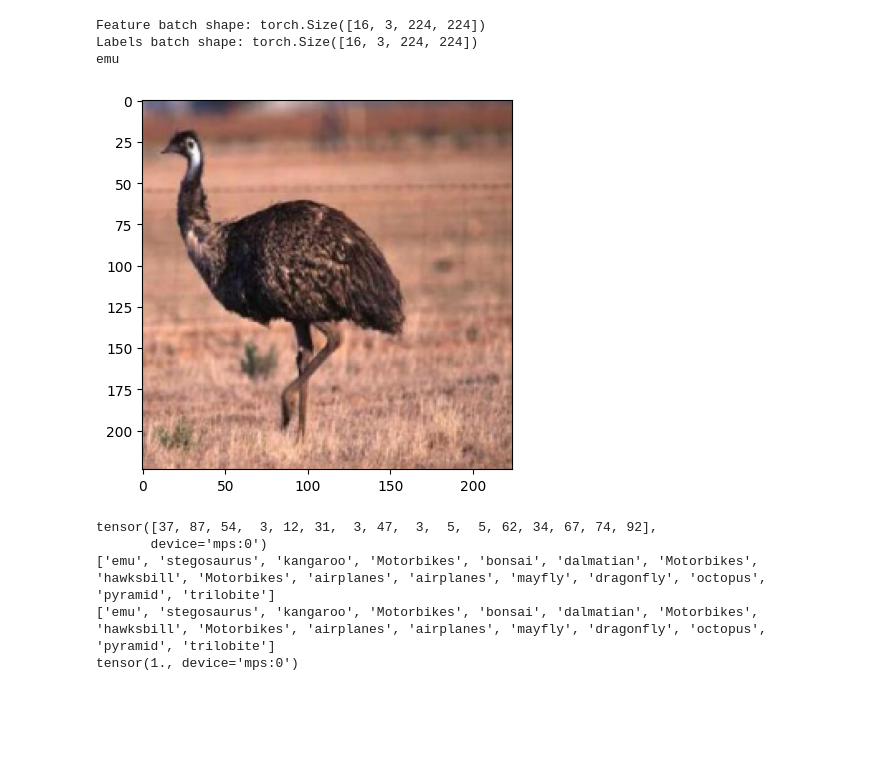
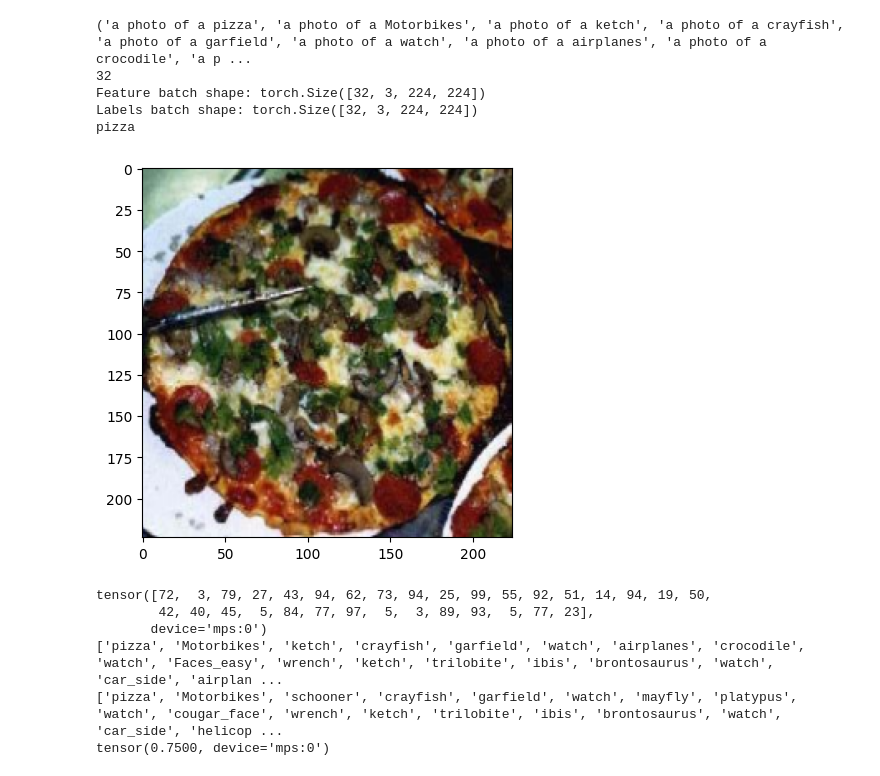
Before and after one commit to allenwang2333/clip-image-classification, a Jupyter notebook: clip_image.ipynb, the cells around one changed output. Saved outputs shown, nothing was run; the diff lists cells and outputs as text; code cells hidden in the pictures; blank space fills up the shorter version.

```diff
--- a/clip_image.ipynb
+++ b/clip_image.ipynb
@@ -13,13 +13,30 @@ from torch.utils.data import DataLoader
+# %%
+class ImageTextDataset(Dataset):
+    """
+    a wrapper class for dataset
+    outputs image, caption and label
+    """
+    def __init__(self, dataset, transform=None):
+        self.dataset=dataset
+        self.transform=transform
+
+    def __len__(self):
+        return len(self.dataset)
+
+    def __getitem__(self, idx):
+        img, label = self.dataset[idx]
+        if self.transform:
+            img = self.transform(img)
+        text = f'a photo of a {self.dataset.categories[label]}'
+        return img, text, label
 # %%
+# some data are in grayscale, so we need to convert them to rgb
 transform_rgb = torchvision.transforms.Lambda(lambda img: img.convert("RGB"))
-imagenet_mean = [0.485, 0.456, 0.406]
-imagenet_std = [0.229, 0.224, 0.225]
+
 transform = Compose([
     transform_rgb,
-    ToTensor(),
-    # RandomCrop((128, 128)),
+    PILToTensor(),
     Resize((224, 224)),
-    # Normalize(mean=imagenet_mean, std=imagenet_std),
 ])
 
 # There is something wrong with torchvision.datasets.Caltech101
@@ -29,26 +46,31 @@ dataset = datasets.Caltech101(
     download=False,
     transform=transform,
 )
+# wrap the dataset with the wrapper class so that it outputs image, caption and label
+my_dataset = ImageTextDataset(dataset)
 
-
-train_data, val_data, test_data = torch.utils.data.random_split(dataset, [0.8, 0.1, 0.1])
+train_data, val_data, test_data = torch.utils.data.random_split(my_dataset, [0.8, 0.1, 0.1])
 # %%
-train_loader = DataLoader(train_data, batch_size=16, shuffle=True)
-val_loader = DataLoader(val_data, batch_size=16, shuffle=True)
-test_loader = DataLoader(test_data, batch_size=16, shuffle=False)
+train_loader = DataLoader(train_data, batch_size=32, shuffle=True)
+val_loader = DataLoader(val_data, batch_size=32, shuffle=True)
+test_loader = DataLoader(test_data, batch_size=32, shuffle=False)
 
-x_train, y_train = next(iter(train_loader))
+x_train, x_text, y_train = next(iter(train_loader))
+print(x_text)
+print(len(x_train))
 
 print(f"Feature batch shape: {x_train.size()}")
 print(f"Labels batch shape: {x_train.size()}")
 img = x_train[0]
 plt.imshow(img.permute(1, 2, 0)) # Convert from CHW to HWC
 print(dataset.categories[y_train[0]])
 # %% [output]
-Feature batch shape: torch.Size([16, 3, 224, 224])
-Labels batch shape: torch.Size([16, 3, 224, 224])
-emu
+('a photo of a pizza', 'a photo of a Motorbikes', 'a photo of a ketch', 'a photo of a crayfish', 'a photo of a garfield', 'a photo of a watch', 'a photo of a airplanes', 'a photo of a crocodile', 'a p ...
+32
+Feature batch shape: torch.Size([32, 3, 224, 224])
+Labels batch shape: torch.Size([32, 3, 224, 224])
+pizza
-[figure, old version]
+[figure, new version]
 # %%
 device = torch.device("cuda" if torch.cuda.is_available() else "cpu")
 device = torch.device('mps')
@@ -60,10 +82,7 @@ processor = CLIPProcessor.from_pretrained("openai/clip-vit-base-patch32")
 train_label = [dataset.categories[i] for i in y_train]
 text = [f'a photo of {i}' for i in dataset.categories]
 
-image_list  = [ToPILImage()(i) for i in x_train] # huggingface API has bug with tensor
-
-
-inputs = processor(text=text, images=image_list, return_tensors="pt", padding=True)
+inputs = processor(text=text, images=x_train, return_tensors="pt", padding=True)
 
 inputs['input_ids'] = inputs['input_ids'].to(device)
 inputs['attention_mask'] = inputs['attention_mask'].to(device)
@@ -82,8 +101,9 @@ print(train_label)
 print(pred_label)
 print((pred == y_train).sum()/len(pred))
 # %% [output]
-tensor([37, 87, 54,  3, 12, 31,  3, 47,  3,  5,  5, 62, 34, 67, 74, 92],
+tensor([72,  3, 79, 27, 43, 94, 62, 73, 94, 25, 99, 55, 92, 51, 14, 94, 19, 50,
+        42, 40, 45,  5, 84, 77, 97,  5,  3, 89, 93,  5, 77, 23],
        device='mps:0')
-['emu', 'stegosaurus', 'kangaroo', 'Motorbikes', 'bonsai', 'dalmatian', 'Motorbikes', 'hawksbill', 'Motorbikes', 'airplanes', 'airplanes', 'mayfly', 'dragonfly', 'octopus', 'pyramid', 'trilobite']
-['emu', 'stegosaurus', 'kangaroo', 'Motorbikes', 'bonsai', 'dalmatian', 'Motorbikes', 'hawksbill', 'Motorbikes', 'airplanes', 'airplanes', 'mayfly', 'dragonfly', 'octopus', 'pyramid', 'trilobite']
-tensor(1., device='mps:0')
+['pizza', 'Motorbikes', 'ketch', 'crayfish', 'garfield', 'watch', 'airplanes', 'crocodile', 'watch', 'Faces_easy', 'wrench', 'ketch', 'trilobite', 'ibis', 'brontosaurus', 'watch', 'car_side', 'airplan ...
+['pizza', 'Motorbikes', 'schooner', 'crayfish', 'garfield', 'watch', 'mayfly', 'platypus', 'watch', 'cougar_face', 'wrench', 'ketch', 'trilobite', 'ibis', 'brontosaurus', 'watch', 'car_side', 'helicop ...
+tensor(0.7500, device='mps:0')
```
Also changed, not shown: parts of 4 cells of this notebook, 2 other files.
